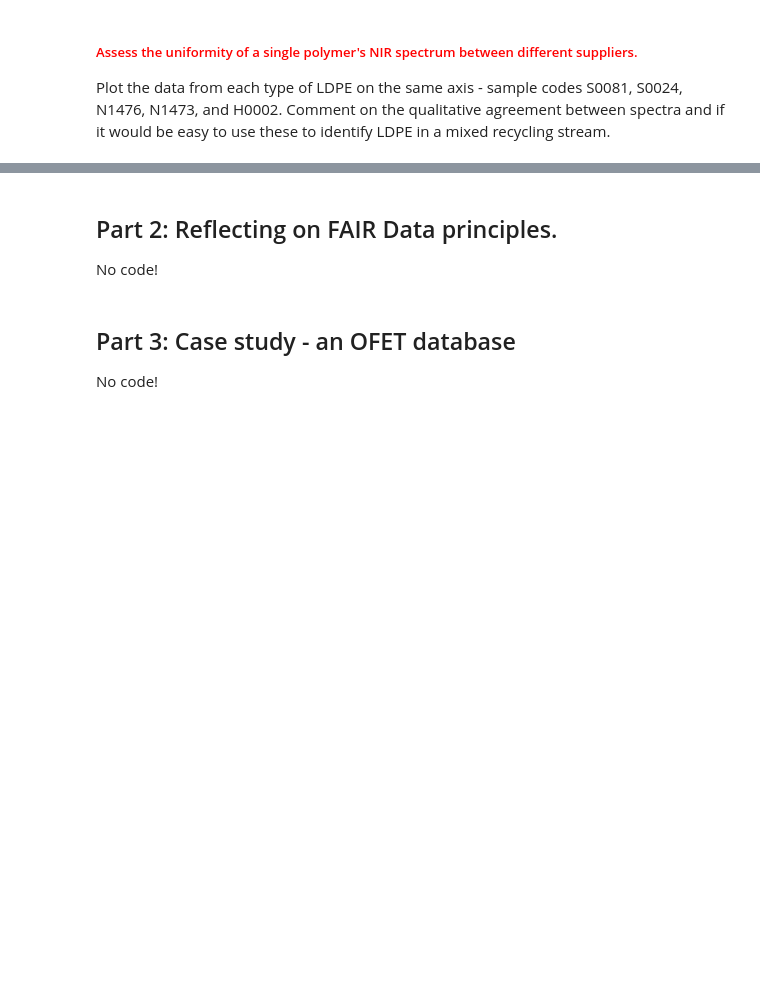
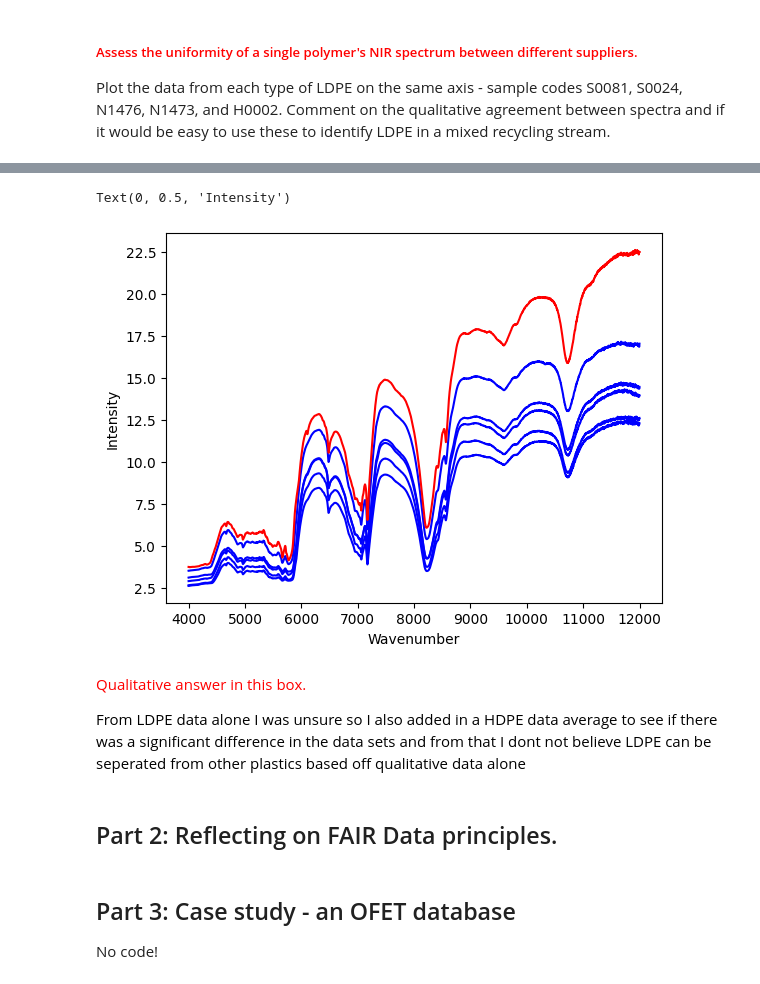
Before and after one commit to blajiness/CHE_7530-Assignments, a Jupyter notebook: Assignment1.ipynb, the cells around one changed output, grey strips where cells are left out. Cells and saved outputs as stored; diff of their text form; code cells hidden in the pictures; blank space fills up the shorter version.

```diff
--- a/Assignment1.ipynb
+++ b/Assignment1.ipynb
@@ -166,6 +280,21 @@ Plot the data from each type of LDPE on the same axis - sample codes S0081, S002
+# %%
+plt.plot(averageLDPE1['Wavenumber'], averageLDPE1['Intensity'], color ='blue')
+plt.plot(averageLDPE2['Wavenumber'], averageLDPE2['Intensity'], color ='blue')
+plt.plot(averageLDPE3['Wavenumber'], averageLDPE3['Intensity'], color ='blue')
+plt.plot(averageLDPE4['Wavenumber'], averageLDPE4['Intensity'], color ='blue')
+plt.plot(averageLDPE5['Wavenumber'], averageLDPE5['Intensity'], color ='blue')
+plt.plot(averageHDPE['Wavenumber'], averageHDPE['Intensity'], color ='red')
+plt.xlabel('Wavenumber')
+plt.ylabel('Intensity')
+# %% [output]
+Text(0, 0.5, 'Intensity')
+[figure, added]
+# %% [markdown]
+<font color = 'red'> Qualitative answer in this box.
+
+<font color = 'black'> From LDPE data alone I was unsure so I also added in a HDPE data average to see if there was a significant difference in the data sets and from that I dont not believe LDPE can be seperated from other plastics based off qualitative data alone
 # %% [markdown]
 ## Part 2: Reflecting on FAIR Data principles.
-No code!
 # %% [markdown]
 ## Part 3: Case study - an OFET database
 No code!
```
Also changed, not shown: parts of 10 cells of this notebook.
